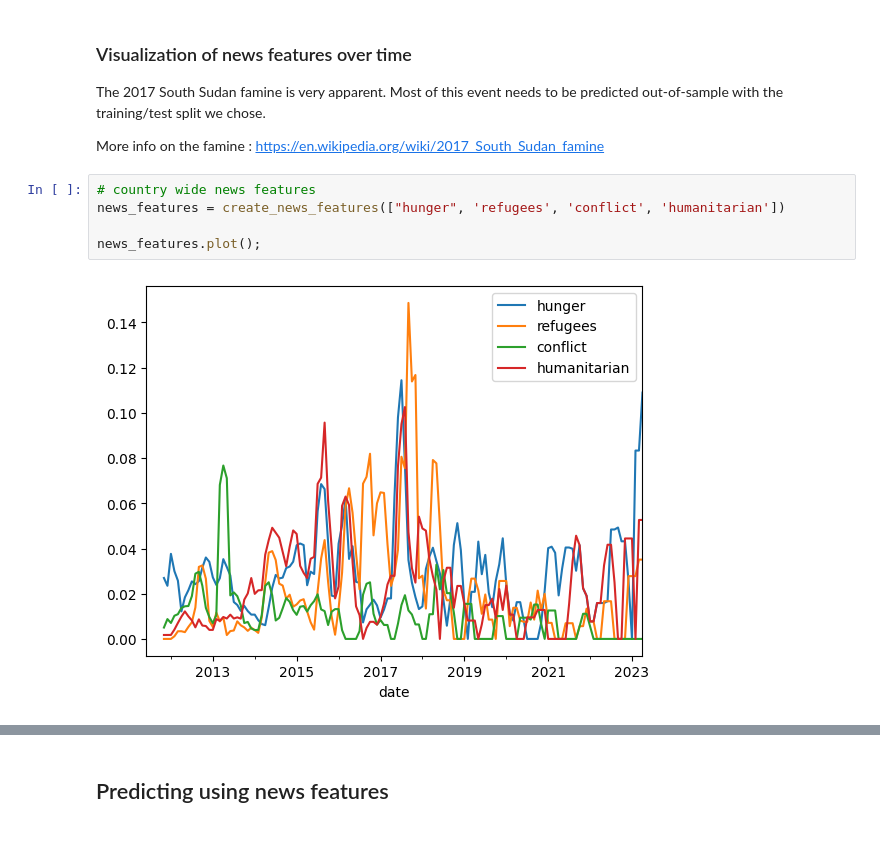
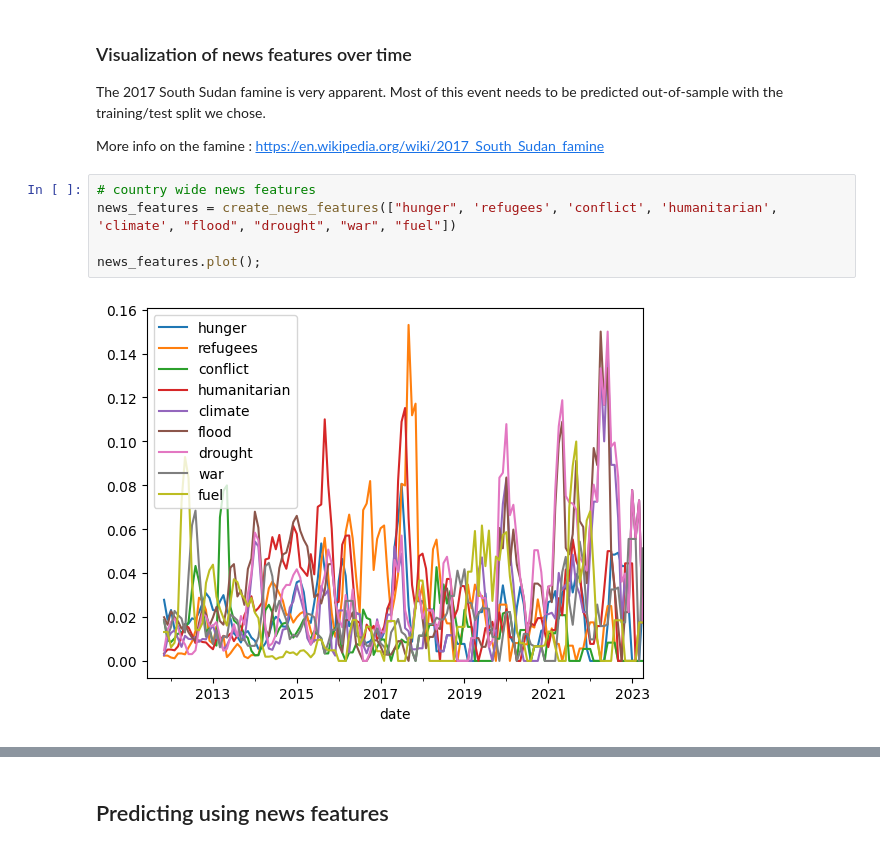
Before and after one commit to isavgt/JBG060-DC3-Group-12, a Jupyter notebook: predictions.ipynb, the cells around one changed output, grey strips where cells are left out. Saved outputs shown, nothing was run; the diff lists cells and outputs as text.

```diff
--- a/predictions.ipynb
+++ b/predictions.ipynb
@@ -333,11 +383,11 @@ The 2017 South Sudan famine is very apparent. Most of this event needs to be pre
 More info on the famine : https://en.wikipedia.org/wiki/2017_South_Sudan_famine
 # %%
 # country wide news features
-news_features = create_news_features(["hunger", 'refugees', 'conflict', 'humanitarian'])
+news_features = create_news_features(["hunger", 'refugees', 'conflict', 'humanitarian', 'climate', "flood", "drought", "war", "fuel"])
 
 news_features.plot();
 # %% [output]
-[figure, old version]
+[figure, new version]
 # %%
 # Get the mean share of articles per ipc for the different topics
 combined = (
```
Also changed, not shown: parts of 9 cells of this notebook, 1 other file.
